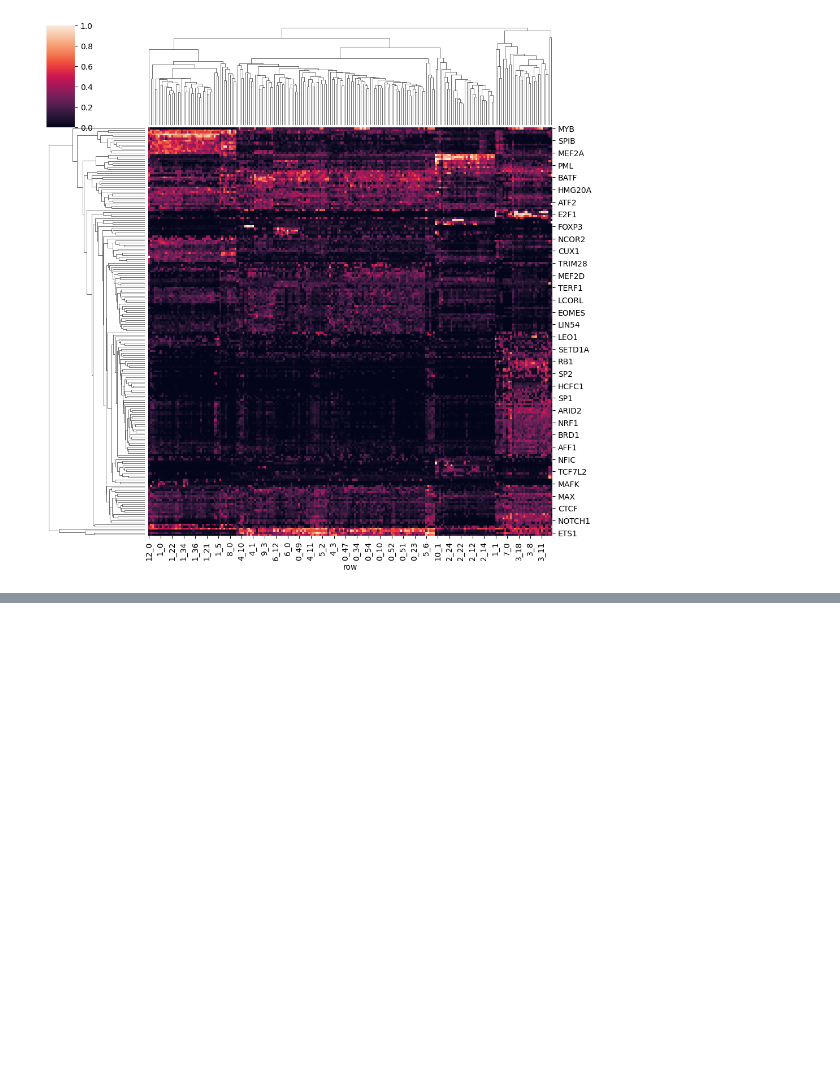
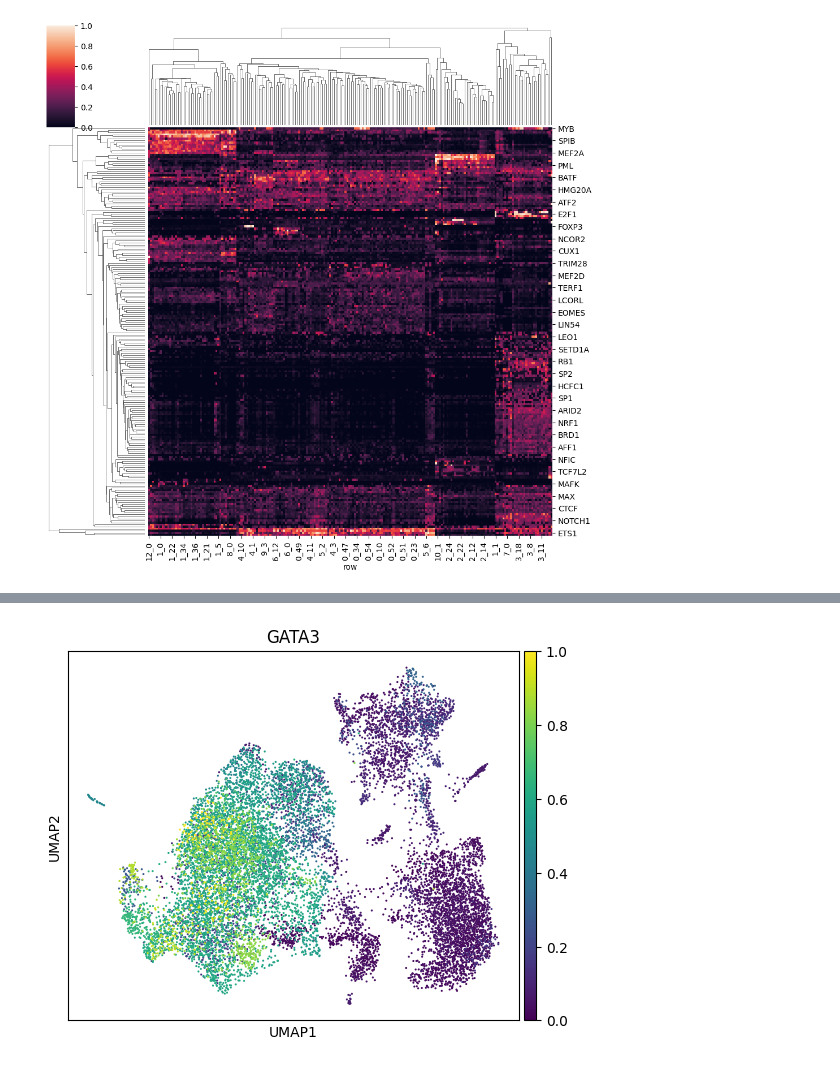
Before and after one commit to xuyunfan9991/SCRIPro, a Jupyter notebook: examples/only_rna_workflow.ipynb, the cells around one changed output, grey strips where cells are left out. Drawn from its saved outputs; the diff is of its cells as text; code cells hidden in the pictures; blank space fills up the shorter version.

```diff
--- a/examples/only_rna_workflow.ipynb
+++ b/examples/only_rna_workflow.ipynb
@@ -53,0 +71,12 @@ sns.clustermap(rna_seq_data.tf_score.loc[:,rna_seq_data.tf_score.std().sort_valu
+# %%
+all_cell_score = pd.merge(test_data.adata.obs,rna_seq_data.tf_score,left_on='new_leiden',right_index=True).iloc[:,2:]
+# %%
+all_cell_anndata = sc.AnnData(all_cell_score)
+# %%
+tem_anndata = test_data.adata[all_cell_score.index]
+# %%
+all_cell_anndata.obsm = tem_anndata.obsm
+# %%
+sc.pl.umap(all_cell_anndata,color = 'GATA3')
+# %% [output]
+[figure, added]
```
Also changed, not shown: parts of 2 cells of this notebook.
